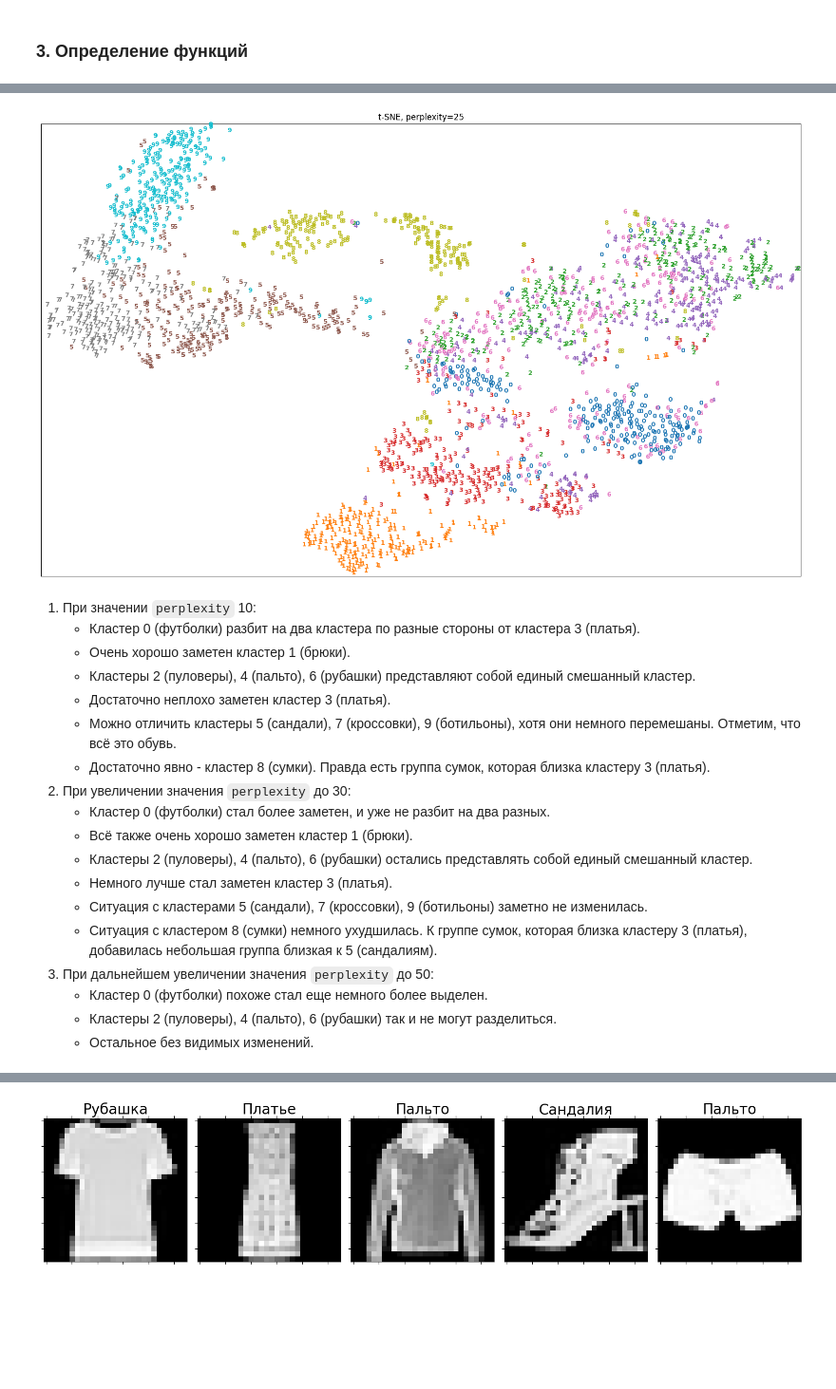
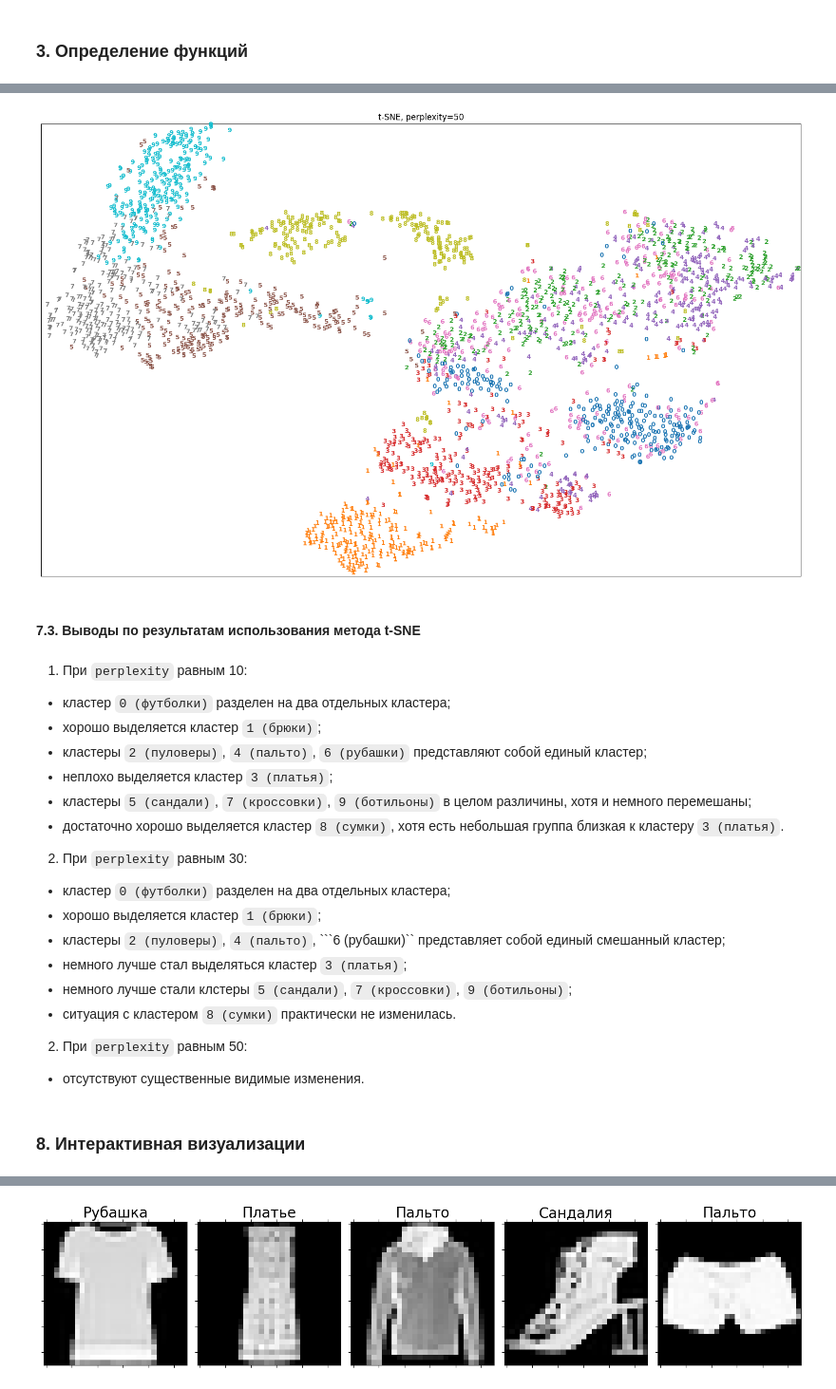
Before and after one commit to Losyash/mbml_II_hw, a Jupyter notebook: lab2/notebook.ipynb, the cells around one changed output, grey strips where cells are left out. Shown at 95% size. Cells and saved outputs as stored; diff of their text form; code cells hidden in the pictures; blank space fills up the shorter version.

````diff
--- a/lab2/notebook.ipynb
+++ b/lab2/notebook.ipynb
@@ -204,25 +207,29 @@ tsne_50_results = tsne_50.fit_transform(X_part)
 # %%
 fig = plt.figure(figsize=(20, 12))
 ax = plt.subplot(1, 1, 1)
-plot_data_multy(ax, [tsne_50_results, y_part], 't-SNE, perplexity=25')
+plot_data_multy(ax, [tsne_50_results, y_part], 't-SNE, perplexity=50')
 # %% [output]
-[figure, old version]
+[figure, new version]
+# %% [markdown]
+#### 7.3. Выводы по результатам использования метода t-SNE
 # %% [markdown]
-1. При значении `perplexity` 10:
-    - Кластер 0 (футболки) разбит на два кластера по разные стороны от кластера 3 (платья).
-    - Очень хорошо заметен кластер 1 (брюки).
-    - Кластеры 2 (пуловеры), 4 (пальто), 6 (рубашки) представляют собой единый смешанный кластер.
-    - Достаточно неплохо заметен кластер 3 (платья).
-    - Можно отличить кластеры 5 (сандали), 7 (кроссовки), 9 (ботильоны), хотя они немного перемешаны. Отметим, что всё это обувь.
-    - Достаточно явно - кластер 8 (сумки). Правда есть группа сумок, которая близка кластеру 3 (платья).
-2. При увеличении значения `perplexity` до 30:
-    - Кластер 0 (футболки) стал более заметен, и уже не разбит на два разных.
-    - Всё также очень хорошо заметен кластер 1 (брюки).
-    - Кластеры 2 (пуловеры), 4 (пальто), 6 (рубашки) остались представлять собой единый смешанный кластер.
-    - Немного лучше стал заметен кластер 3 (платья).
-    - Ситуация с кластерами 5 (сандали), 7 (кроссовки), 9 (ботильоны) заметно не изменилась.
-    - Ситуация с кластером 8 (сумки) немного ухудшилась. К группе сумок, которая близка кластеру 3 (платья), добавилась небольшая группа близкая к 5 (сандалиям).
-3. При дальнейшем увеличении значения `perplexity` до 50:
-    - Кластер 0 (футболки) похоже стал еще немного более выделен.
-    - Кластеры 2 (пуловеры), 4 (пальто), 6 (рубашки) так и не могут разделиться.
-    - Остальное без видимых изменений.
+1. При ```perplexity``` равным 10:
+- кластер ```0 (футболки)``` разделен на два отдельных кластера;
+- хорошо выделяется кластер ```1 (брюки)```;
+- кластеры ```2 (пуловеры)```, ```4 (пальто)```, ```6 (рубашки)``` представляют собой единый кластер;
+- неплохо выделяется кластер ```3 (платья)```;
+- кластеры ```5 (сандали)```, ```7 (кроссовки)```, ```9 (ботильоны)``` в целом различины, хотя и немного перемешаны;
+- достаточно хорошо выделяется кластер ```8 (сумки)```, хотя есть небольшая группа близкая к кластеру ```3 (платья)```.
+
+2. При ```perplexity``` равным 30:
+- кластер ```0 (футболки)``` разделен на два отдельных кластера;
+- хорошо выделяется кластер ```1 (брюки)```;
+- кластеры ```2 (пуловеры)```, ```4 (пальто)```, ```6 (рубашки)`` представляет собой единый смешанный кластер;
+- немного лучше стал выделяться кластер ```3 (платья)```;
+- немного лучше стали клстеры ```5 (сандали)```, ```7 (кроссовки)```, ```9 (ботильоны)```;
+- cитуация с кластером ```8 (сумки)``` практически не изменилась.
+
+2. При ```perplexity``` равным 50:
+- отсутствуют существенные видимые изменения.
+# %% [markdown]
+### 8. Интерактивная визуализации
````
Also changed, not shown: parts of 47 cells of this notebook.
